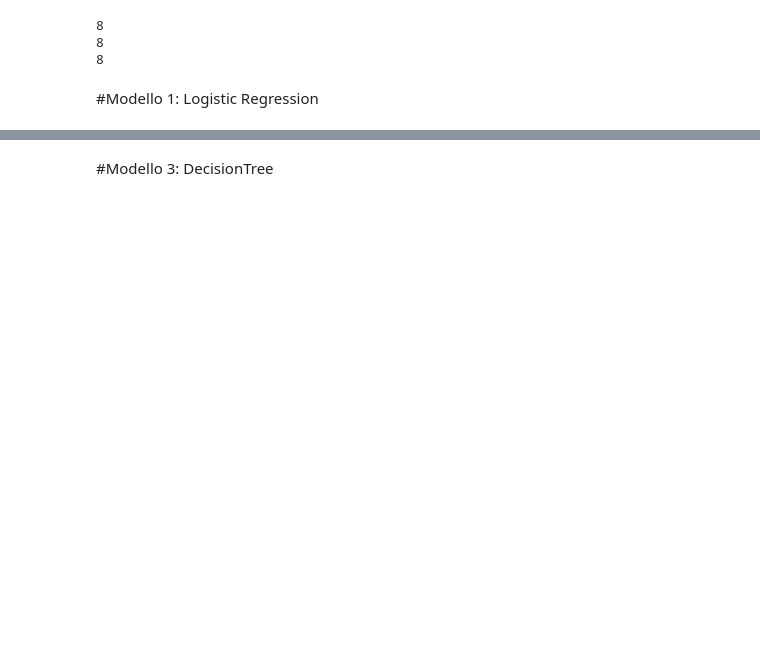
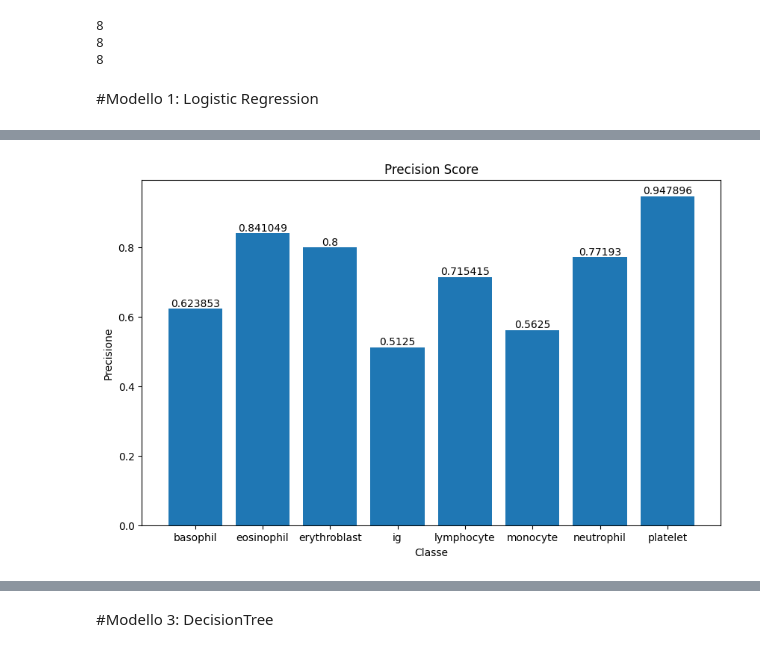
Before and after one commit to GiacomoMM/blood-cell-classification-detection, a Jupyter notebook: Progetto_LabIA.ipynb, the cells around one changed output, grey strips where cells are left out. Saved outputs shown, nothing was run; the diff lists cells and outputs as text; code cells hidden in the pictures; blank space fills up the shorter version.

```diff
--- a/Progetto_LabIA.ipynb
+++ b/Progetto_LabIA.ipynb
@@ -381,3 +392,15 @@ Valore accuracy:0.361029842012873
+# %%
+from sklearn.metrics import precision_score
+classe=["basophil","eosinophil","erythroblast","ig","lymphocyte","monocyte","neutrophil","platelet"]
+plt.figure(figsize=(10, 6))
+bar=plt.bar(classe, precision_score(y_test_pd,y_pred, average=None))
+plt.bar_label(bar)
+plt.xlabel("Classe")
+plt.ylabel("Precisione")
+plt.title("Precision Score")
+plt.show()
+# %% [output]
+[figure, added]
 # %%
 from sklearn.metrics import confusion_matrix
 import seaborn as sns
```
Also changed, not shown: parts of 19 cells of this notebook.
